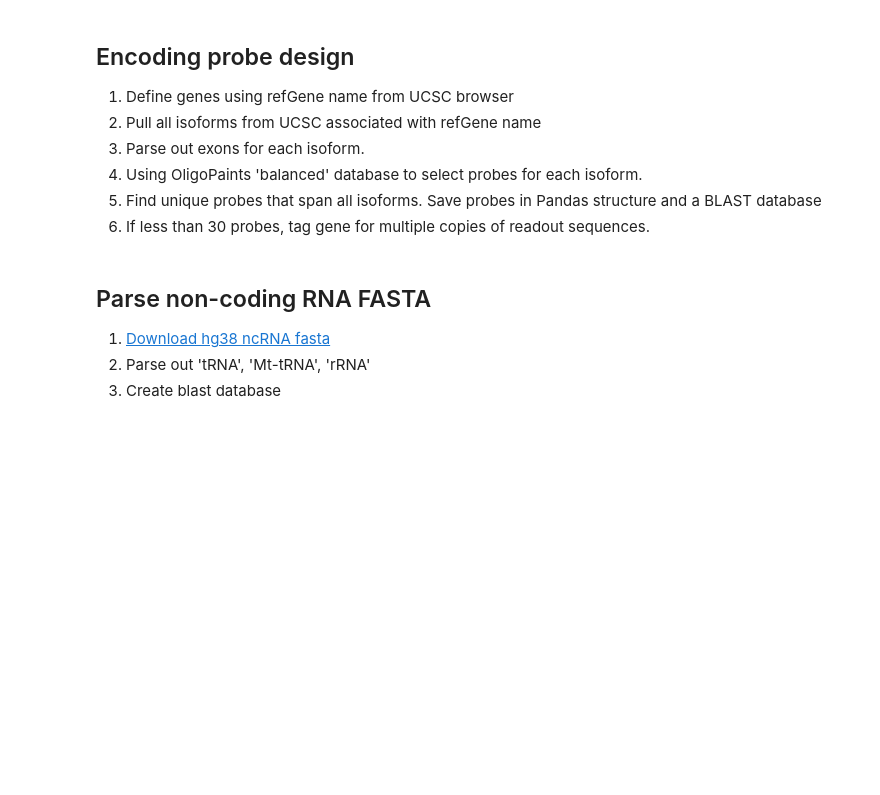
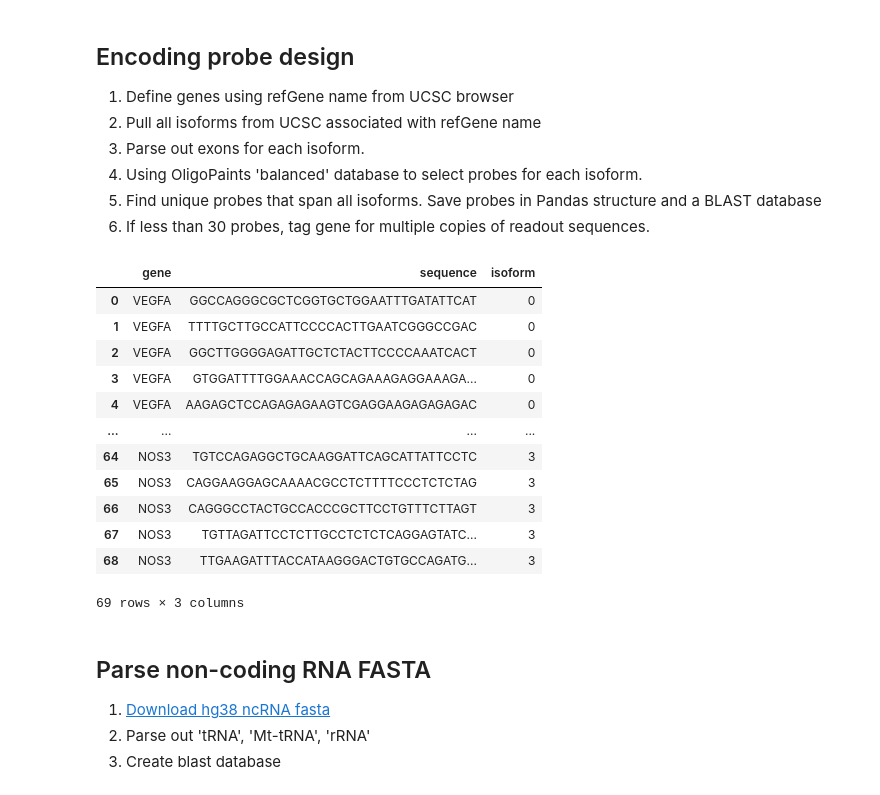
Before and after one commit to QI2lab/OPM, a Jupyter notebook: probedesign-python/MERFISH_probe.ipynb, the cells around one changed output. Saved outputs shown, nothing was run; the diff lists cells and outputs as text; code cells hidden in the pictures; blank space fills up the shorter version.

```diff
--- a/probedesign-python/MERFISH_probe.ipynb
+++ b/probedesign-python/MERFISH_probe.ipynb
@@ -78,7 +78,7 @@ import os
 6. If less than 30 probes, tag gene for multiple copies of readout sequences.
 # %%
 # function to take a dataframe of chromosome, exon locations, and strandness for one gene isoform and return a BED file
-def dfToBEDisoform(df_isoform):
+def dfToBEDisoform(gene_id,df_isoform):
 
     # loop over each exon and create list of strings with format
     # CHR START STOP NAME STRAND
@@ -100,7 +100,7 @@ def dfToBEDisoform(df_isoform):
 def findProbesFromIsoform(gene_id,df_isoform,isoform_number):
 
     # convert dataframe to BED record
-    BED_isoform = dfToBEDisoform(df_isoform)
+    BED_isoform = dfToBEDisoform(gene_id,df_isoform)
 
     # load OligoPaints BED file corresponding to chromosome for gene
     BED_all_probes =pybedtools.BedTool('oligodb/hg38b/hg38_'+str(df_isoform.chromosome.unique()[0])+'b.bed')
@@ -201,6 +201,22 @@ gene_ids=['ACTA1','ACTA2','NOS3','VEGFA','VEGFB',
 gene_ids = ['VEGFA','NOS3']
 
 df_encoding=generateEncodingProbes(genome, gene_ids)
+# %%
+df_encoding
+# %% [output]
+|  | gene | sequence | isoform |
+| 0 | VEGFA | GGCCAGGGCGCTCGGTGCTGGAATTTGATATTCAT | 0 |
+| 1 | VEGFA | TTTTGCTTGCCATTCCCCACTTGAATCGGGCCGAC | 0 |
+| 2 | VEGFA | GGCTTGGGGAGATTGCTCTACTTCCCCAAATCACT | 0 |
+| 3 | VEGFA | GTGGATTTTGGAAACCAGCAGAAAGAGGAAAGA... | 0 |
+| 4 | VEGFA | AAGAGCTCCAGAGAGAAGTCGAGGAAGAGAGAGAC | 0 |
+| ... | ... | ... | ... |
+| 64 | NOS3 | TGTCCAGAGGCTGCAAGGATTCAGCATTATTCCTC | 3 |
+| 65 | NOS3 | CAGGAAGGAGCAAAACGCCTCTTTTCCCTCTCTAG | 3 |
+| 66 | NOS3 | CAGGGCCTACTGCCACCCGCTTCCTGTTTCTTAGT | 3 |
+| 67 | NOS3 | TGTTAGATTCCTCTTGCCTCTCTCAGGAGTATC... | 3 |
+| 68 | NOS3 | TTGAAGATTTACCATAAGGGACTGTGCCAGATG... | 3 |
+69 rows × 3 columns
 # %% [markdown]
 ## Parse non-coding RNA FASTA
 1. [Download hg38 ncRNA fasta](ftp://ftp.ensembl.org/pub/release-99/fasta/homo_sapiens/ncrna/Homo_sapiens.GRCh38.ncrna.fa.gz)
```
Also changed, not shown: parts of 26 cells of this notebook.
